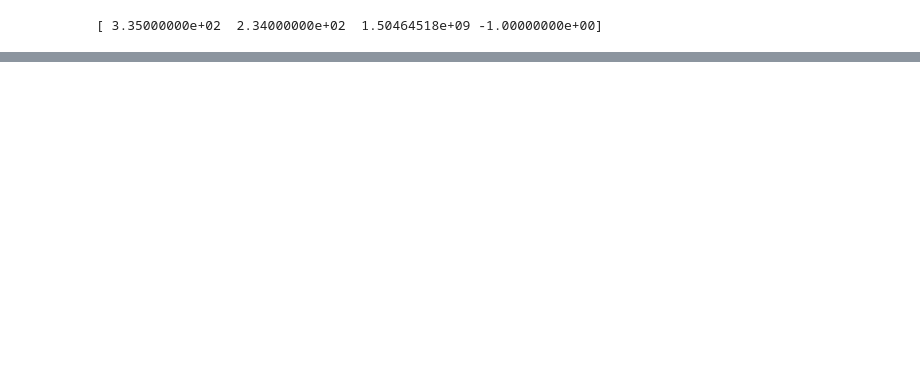
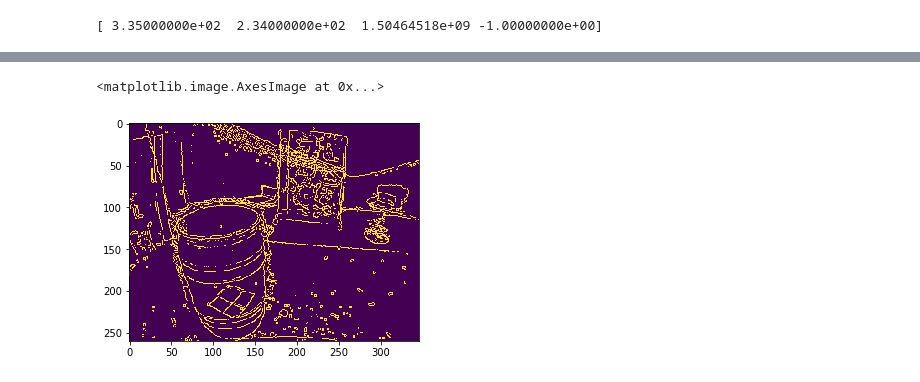
Before and after one commit to abdullaayyad96/DVSDepthLearning, a Jupyter notebook: pre_process.ipynb, the cells around one changed output, grey strips where cells are left out. Cells and saved outputs as stored; diff of their text form; code cells hidden in the pictures; blank space fills up the shorter version.

```diff
--- a/pre_process.ipynb
+++ b/pre_process.ipynb
@@ -103,0 +98,7 @@ plt.imshow(depth_images[70])
+# %%
+edge_images = EventPreProcess.BinaryAddImages(frame_edges, depth_edges)
+
+plt.imshow(edge_images[70])
+# %% [output]
+<matplotlib.image.AxesImage at 0x...>
+[figure, added]
```
Also changed, not shown: parts of 27 cells of this notebook, 5 other files.
